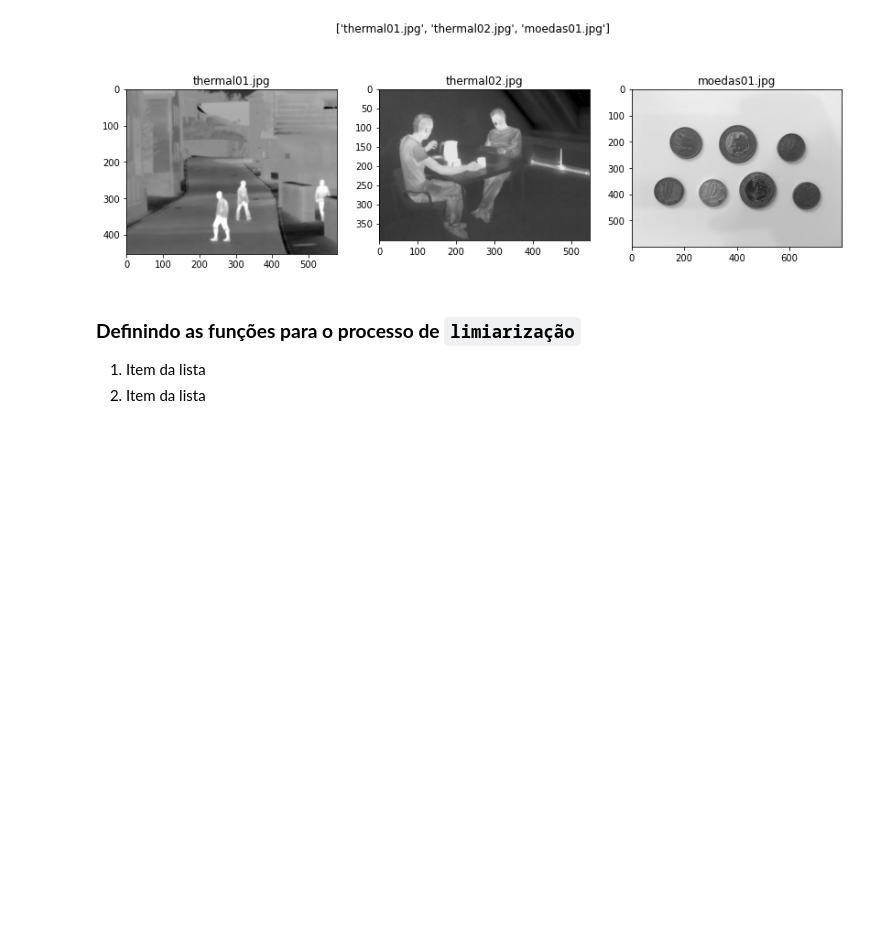
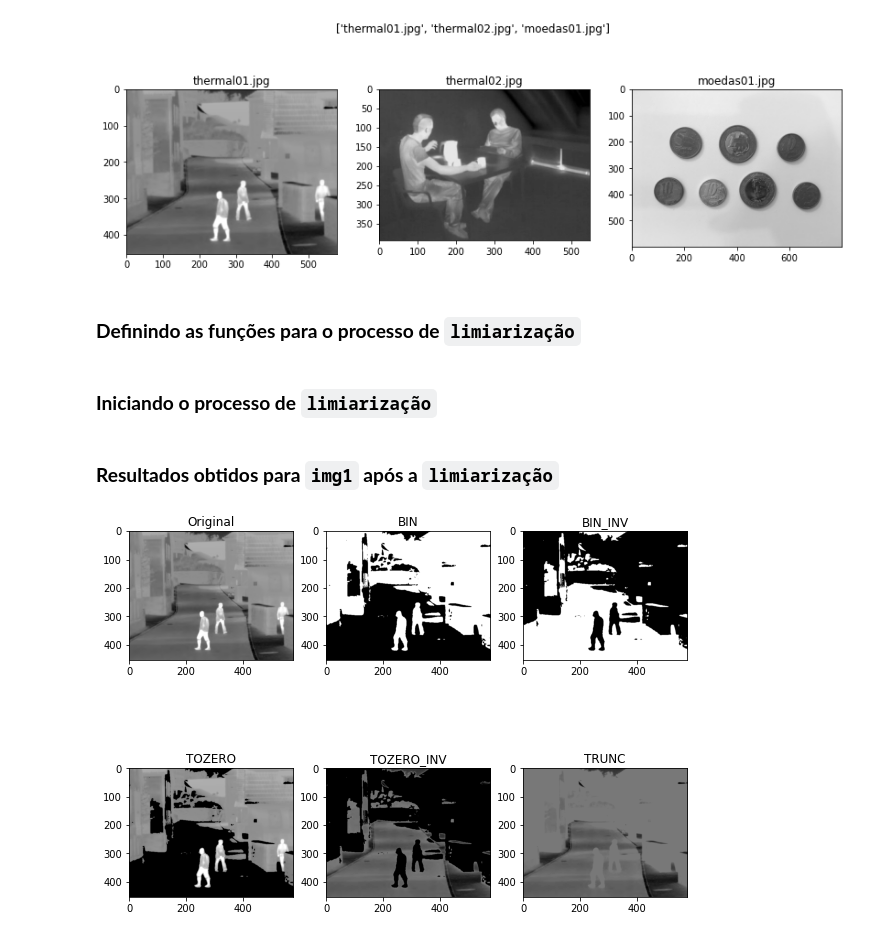
Before and after one commit to AlanMarquesRocha/segmentacao_imagens_pdi, a Jupyter notebook: listas_exerciicios_pt1.ipynb, the cells around one changed output. Drawn from its saved outputs; the diff is of its cells as text; code cells hidden in the pictures; blank space fills up the shorter version.

Commit message:
apresentação dos resultados obtidos.

```diff
--- a/listas_exerciicios_pt1.ipynb
+++ b/listas_exerciicios_pt1.ipynb
@@ -103,9 +103,6 @@ showMultipleImages(imgsArray, titlesArray, (14, 10), 3, 1)
 [figure]
 # %% [markdown]
 ### **Definindo as funções para o processo de ``limiarização``**
-
-1.   Item da lista
-2.   Item da lista
 # %%
 # função para binarização com limiar aleatório
 def thresh_bin(imagem, k):
@@ -130,3 +127,31 @@ def thresh_tzero_inv(imagem, k):
 def thresh_trunc(imagem, k):
   k, imagem = cv2.threshold(imagem, k, 255, cv2.THRESH_TRUNC)
   return imagem
+# %% [markdown]
+### **Iniciando o processo de ``limiarização``**
+# %%
+# limiarização pelo método THRESH_BIN:
+img1_bin = thresh_bin(img1_gray, 120); img2_bin = thresh_bin(img2_gray, 113); img3_bin = thresh_bin(img3_gray, 150);
+
+# limiarização pelo método THRESH_BIN_INV:
+img1_bin_inv = thresh_bin_inv(img1_gray, 120); img2_bin_inv = thresh_bin_inv(img2_gray, 113); img3_bin_inv = thresh_bin_inv(img3_gray, 150);
+
+# limiarização pelo método THRESH_TOZERO:
+img1_tzero = thresh_tzero(img1_gray, 120); img2_tzero = thresh_tzero(img2_gray, 113); img3_tzero = thresh_tzero(img3_gray, 150);
+
+# limiarização pelo método THRESH_TOZERO_INV:
+img1_zinv = thresh_tzero_inv(img1_gray, 120); img2_zinv = thresh_tzero_inv(img2_gray, 113); img3_zinv = thresh_tzero_inv(img3_gray, 150);
+
+# limiarização pelo método THRESH_TRUNC:
+img1_trunc = thresh_trunc(img1_gray, 120); img2_trunc = thresh_trunc(img2_gray, 113); img3_trunc = thresh_trunc(img3_gray, 150);
+# %% [markdown]
+### **Resultados obtidos para ``img1`` após a ``limiarização``**
+# %%
+imgsArray = [img1_rgb, img1_bin, img1_bin_inv, img1_tzero, img1_zinv, img1_trunc]
+
+titlesArray =['Original', 'BIN', 'BIN_INV',
+            'TOZERO', 'TOZERO_INV', 'TRUNC']
+
+showMultipleImages(imgsArray, titlesArray, (10, 8), 3, 2)
+# %% [output]
+[figure, added]
```
Also changed, not shown: parts of 4 cells of this notebook.
